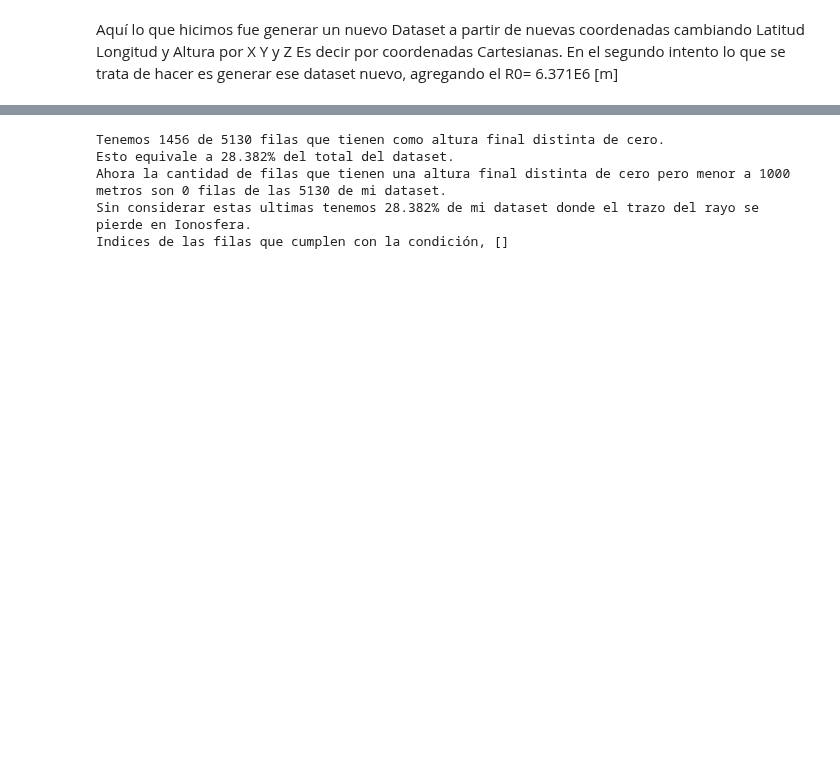
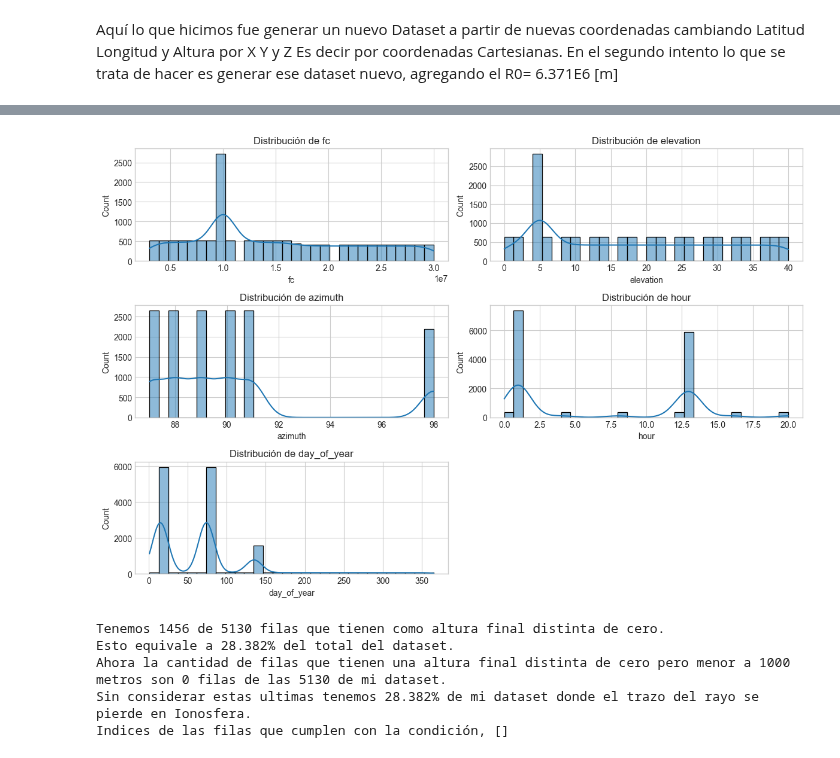
Before and after one commit to ValeFernando840/Ray-Tracing, a Jupyter notebook: 01-Generar_Nuevo_Dataset.ipynb, the cells around one changed output, grey strips where cells are left out. Cells and saved outputs as stored; diff of their text form; code cells hidden in the pictures; blank space fills up the shorter version.

```diff
--- a/01-Generar_Nuevo_Dataset.ipynb
+++ b/01-Generar_Nuevo_Dataset.ipynb
@@ -11,0 +11,3 @@ df = pd.read_excel("NuevoExcelCompleto_para_ver.xlsx")
+# %%
+df1 = pd.read_excel("new_dataset.xlsx")
+df2 = pd.read_excel("new_dataset_2da_part.xlsx")
@@ -11,0 +22,2 @@ df = pd.read_excel("NuevoExcelCompleto_para_ver.xlsx")
+# %%
+df = pd.concat([df1, df2], ignore_index=True)
@@ -11,0 +32,5 @@ df = pd.read_excel("NuevoExcelCompleto_para_ver.xlsx")
+# %%
+df["mmdd"] = pd.to_datetime(df["mmdd"]+"-2010", format="%m-%d-%Y")
+print(df["mmdd"].head())
+df["day_of_year"] = df["mmdd"].dt.dayofyear
+print(df["day_of_year"].head())
@@ -12,3 +50,17 @@ df = pd.read_excel("NuevoExcelCompleto_para_ver.xlsx")
+# %%
+# Configuración visual
+plt.style.use('seaborn-v0_8-whitegrid')
+plt.figure(figsize=(12, 8))
+
+# Graficar distribuciones
+for i, col in enumerate(['fc', 'elevation', 'azimuth', 'hour', 'day_of_year'], start=1):
+    plt.subplot(3, 2, i)
+    sns.histplot(df[col], kde=True, bins=30)
+    plt.title(f'Distribución de {col}')
+plt.tight_layout()
+plt.show()
+# %% [output]
+[figure, added]
 # %%
 # vamos a observar que tan balanceado tenemos el dataset.
 cantidad = (df['elev_100'] != 0).sum()
```
Also changed, not shown: parts of 5 cells of this notebook, 1 other file.
